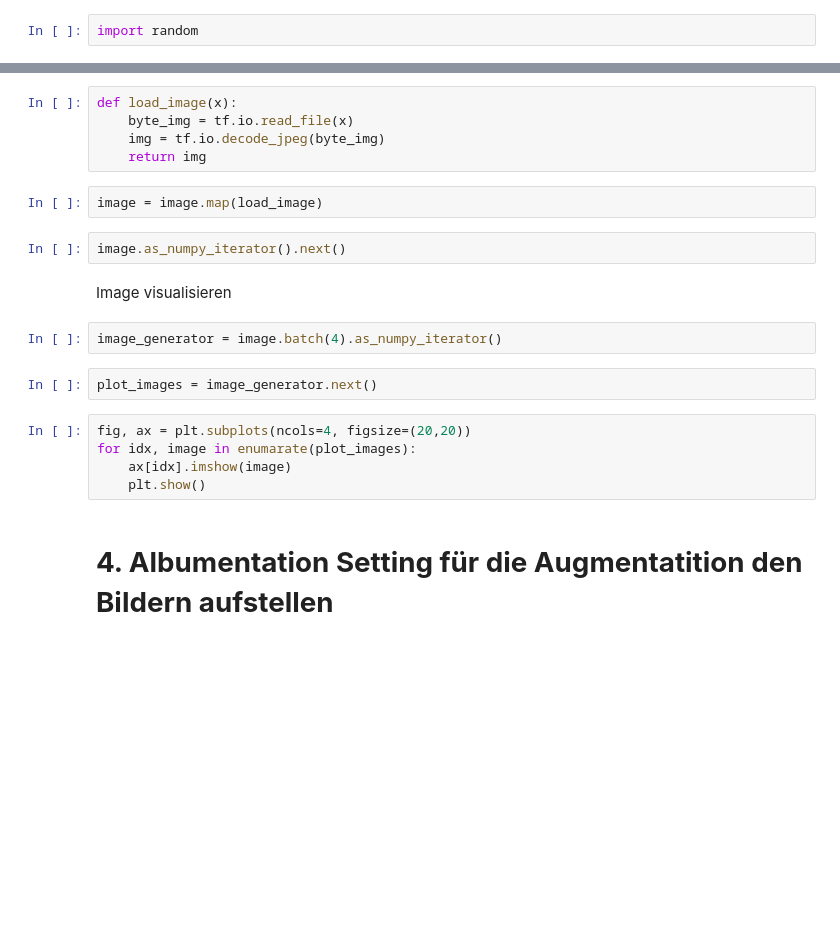
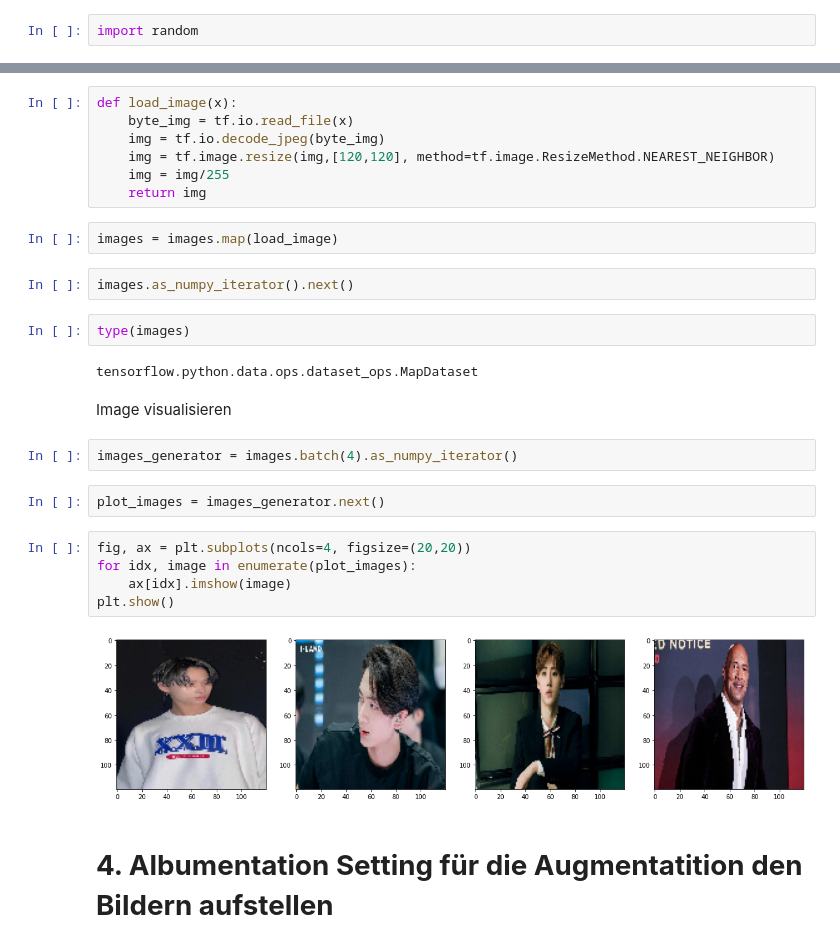
Before and after one commit to GTS-Team-13/BilderkennungAI, a Jupyter notebook: MainProject.ipynb, the cells around one changed output, grey strips where cells are left out. Saved outputs shown, nothing was run; the diff lists cells and outputs as text; blank space fills up the shorter version.

Commit message:
Task: Fix some loading errors and initiate loading of the augented data

```diff
--- a/MainProject.ipynb
+++ b/MainProject.ipynb
@@ -120,22 +124,30 @@ image = tf.data.Dataset.list_files('Dokumente\\GitHub\\data\\train\\images\\*.jp
 def load_image(x):
     byte_img = tf.io.read_file(x)
     img = tf.io.decode_jpeg(byte_img)
+    img = tf.image.resize(img,[120,120], method=tf.image.ResizeMethod.NEAREST_NEIGHBOR)
+    img = img/255
     return img
 # %%
-image = image.map(load_image)
+images = images.map(load_image)
 # %%
-image.as_numpy_iterator().next()
+images.as_numpy_iterator().next()
+# %%
+type(images)
+# %% [output]
+tensorflow.python.data.ops.dataset_ops.MapDataset
 # %% [markdown]
 Image visualisieren
 # %%
-image_generator = image.batch(4).as_numpy_iterator()
+images_generator = images.batch(4).as_numpy_iterator()
 # %%
-plot_images = image_generator.next()
+plot_images = images_generator.next()
 # %%
 fig, ax = plt.subplots(ncols=4, figsize=(20,20))
-for idx, image in enumarate(plot_images):
+for idx, image in enumerate(plot_images):
     ax[idx].imshow(image)
-    plt.show()
+plt.show()
+# %% [output]
+[figure, added]
 # %% [markdown]
 # **4. Albumentation Setting für die Augmentatition den Bildern aufstellen**
 # %%
```
Also changed, not shown: parts of 30 cells of this notebook.
